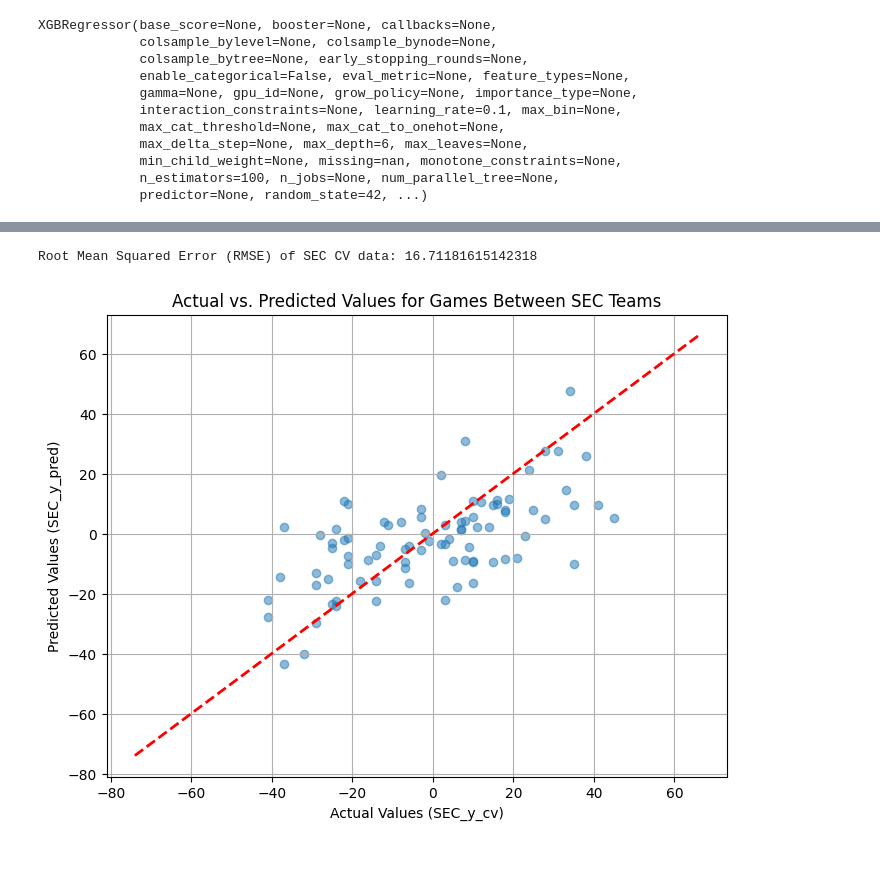
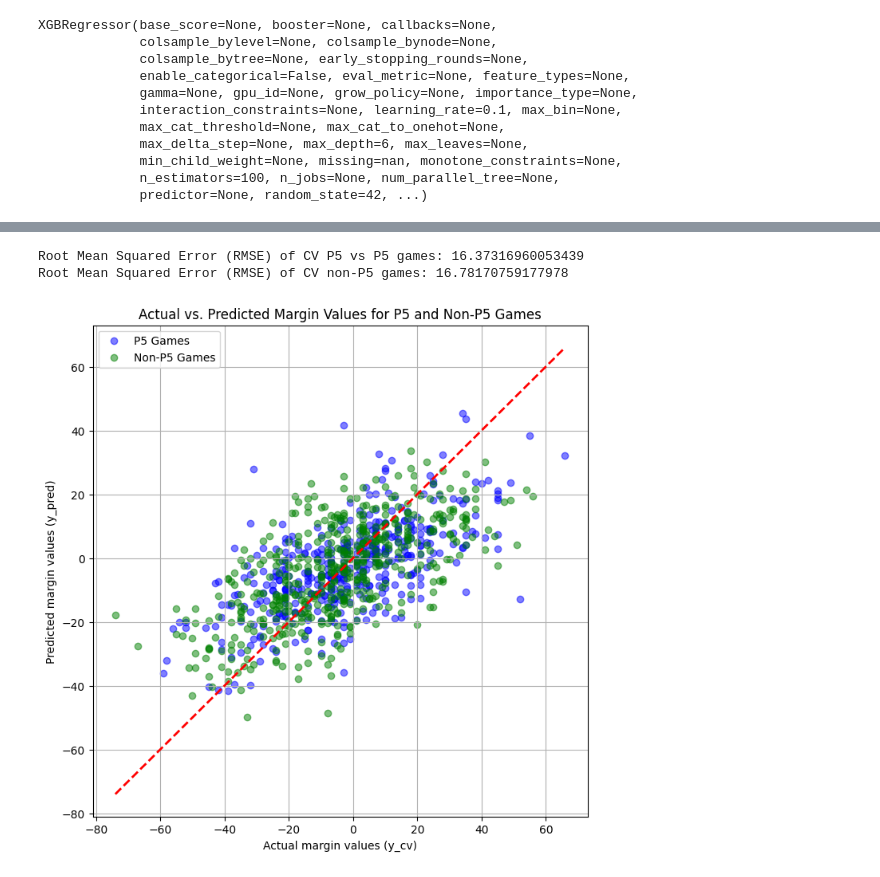
Before and after one commit to ty-hal/CFB-Point-Spread-Model, a Jupyter notebook: CFB_Model.ipynb, the cells around one changed output, grey strips where cells are left out. Drawn from its saved outputs; the diff is of its cells as text; code cells hidden in the pictures.

Commit message:
Added plots to assess model

```diff
--- a/CFB_Model.ipynb
+++ b/CFB_Model.ipynb
@@ -262,7 +270,7 @@ adv_stat_name_mappings = {
 }
 
 # Collect the basic stats data
-for year in range(start_year, end_year + 1):
+for year in range(start_year, start_year + 1):
     print("Fetching data for year: ", year)
     for week in range (1, max_week):
         params = {
@@ -431,30 +407,40 @@ Root Mean Squared Error (RMSE) of Power 5 CV data: 16.662206980793243
-# %%
-# P5 only teams
-import matplotlib.pyplot as plt
-import numpy as np
-
-# Define the specific encoded conference values you want to consider
-conference_values = [14]
-
-# Filter the data based on the specified conference values
-SEC_X_cv = X_cv[(X_cv['home_conference_encoded'].isin(conference_values)) & (X_cv['away_conference_encoded'].isin(conference_values))]
-SEC_y_cv = y_cv[(X_cv['home_conference_encoded'].isin(conference_values)) & (X_cv['away_conference_encoded'].isin(conference_values))]
-
-SEC_y_pred = model.predict(SEC_X_cv)
-
-mse = mean_squared_error(SEC_y_cv, SEC_y_pred)
-rmse = mse**0.5
-print(f"Root Mean Squared Error (RMSE) of SEC CV data: {rmse}")
-
-# Assuming y_pred and y_cv are NumPy arrays or pandas Series
-plt.figure(figsize=(8, 6))
-plt.scatter(SEC_y_cv, SEC_y_pred, alpha=0.5)
-plt.plot([min(y_cv), max(y_cv)], [min(y_cv), max(y_cv)], color='red', linestyle='--', lw=2)
-plt.xlabel("Actual Values (SEC_y_cv)")
-plt.ylabel("Predicted Values (SEC_y_pred)")
-plt.title("Actual vs. Predicted Values for Games Between SEC Teams")
-plt.grid(True)
-plt.show()
-# %% [output]
-Root Mean Squared Error (RMSE) of SEC CV data: 16.71181615142318
-[figure, removed]
+# %%
+# The specific encoded conference values for power 5 teams
+p5_conference_values = [0, 2, 5, 13, 14]
+
+# Filter the CV data based on the power 5 conference values
+p5_X_cv = X_cv[(X_cv['home_conference_encoded'].isin(p5_conference_values)) & (X_cv['away_conference_encoded'].isin(p5_conference_values))]
+p5_y_cv = y_cv[(X_cv['home_conference_encoded'].isin(p5_conference_values)) & (X_cv['away_conference_encoded'].isin(p5_conference_values))]
+p5_y_pred = model.predict(p5_X_cv)
+
+# Filter the CV data based on the non-power 5 conference values
+non_p5_X_cv = X_cv[~(X_cv['home_conference_encoded'].isin(p5_conference_values)) | ~(X_cv['away_conference_encoded'].isin(p5_conference_values))]
+non_p5_y_cv = y_cv[~(X_cv['home_conference_encoded'].isin(p5_conference_values)) | ~(X_cv['away_conference_encoded'].isin(p5_conference_values))]
+non_p5_y_pred = model.predict(non_p5_X_cv)
+
+mse_p5 = mean_squared_error(p5_y_cv, p5_y_pred)
+rmse_p5 = mse_p5 ** 0.5
+print(f"Root Mean Squared Error (RMSE) of CV P5 vs P5 games: {rmse_p5}")
+
+mse_non_p5 = mean_squared_error(non_p5_y_cv, non_p5_y_pred)
+rmse_non_p5 = mse_non_p5 ** 0.5
+print(f"Root Mean Squared Error (RMSE) of CV non-P5 games: {rmse_non_p5}")
+
+# Scatter plot for P5 teams (in blue)
+plt.figure(figsize=(8, 8))
+plt.scatter(p5_y_cv, p5_y_pred, alpha=0.5, c='blue', label='P5 Games')
+# Scatter plot for Non-P5 teams (in green)
+plt.scatter(non_p5_y_cv, non_p5_y_pred, alpha=0.5, c='green', label='Non-P5 Games')
+
+# Plot a diagonal red dashed line
+plt.plot([min(y_cv), max(y_cv)], [min(y_cv), max(y_cv)], color='red', linestyle='--', lw=2)
+plt.xlabel("Actual margin values (y_cv)")
+plt.ylabel("Predicted margin values (y_pred)")
+plt.title("Actual vs. Predicted Margin Values for P5 and Non-P5 Games")
+plt.grid(True)
+plt.legend()
+plt.show()
+# %% [output]
+Root Mean Squared Error (RMSE) of CV P5 vs P5 games: 16.37316960053439
+Root Mean Squared Error (RMSE) of CV non-P5 games: 16.78170759177978
+[figure, added]
```
Also changed, not shown: parts of 13 cells of this notebook, 1 other file.
